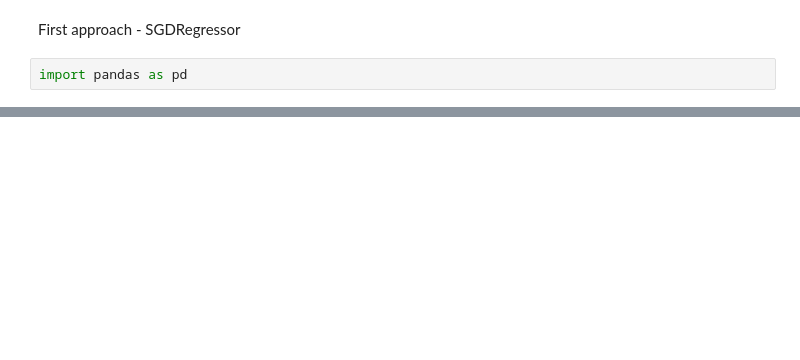
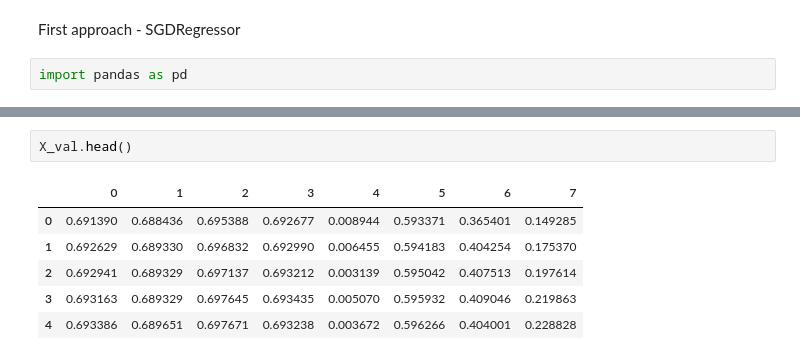
Before and after one commit to ahhuang007/wallstreetbets, a Jupyter notebook: colab_ml_testing.ipynb, the cells around one changed output, grey strips where cells are left out. Drawn from its saved outputs; the diff is of its cells as text; blank space fills up the shorter version.

```diff
--- a/colab_ml_testing.ipynb
+++ b/colab_ml_testing.ipynb
@@ -94,0 +195,9 @@ for c in cryptos:
+# %%
+X_val.head()
+# %% [output]
+|  | 0 | 1 | 2 | 3 | 4 | 5 | 6 | 7 |
+| 0 | 0.691390 | 0.688436 | 0.695388 | 0.692677 | 0.008944 | 0.593371 | 0.365401 | 0.149285 |
+| 1 | 0.692629 | 0.689330 | 0.696832 | 0.692990 | 0.006455 | 0.594183 | 0.404254 | 0.175370 |
+| 2 | 0.692941 | 0.689329 | 0.697137 | 0.693212 | 0.003139 | 0.595042 | 0.407513 | 0.197614 |
+| 3 | 0.693163 | 0.689329 | 0.697645 | 0.693435 | 0.005070 | 0.595932 | 0.409046 | 0.219863 |
+| 4 | 0.693386 | 0.689651 | 0.697671 | 0.693238 | 0.003672 | 0.596266 | 0.404001 | 0.228828 |
```
Also changed, not shown: parts of 19 cells of this notebook.
